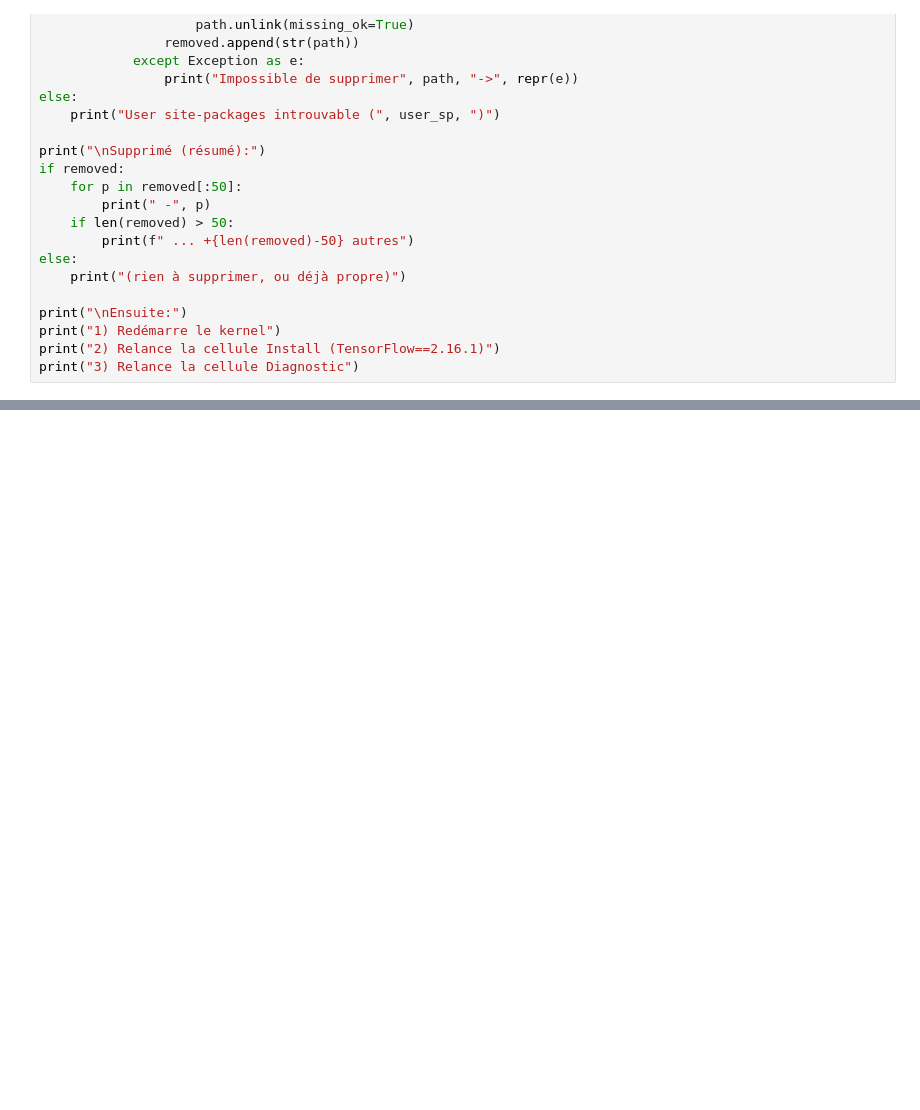
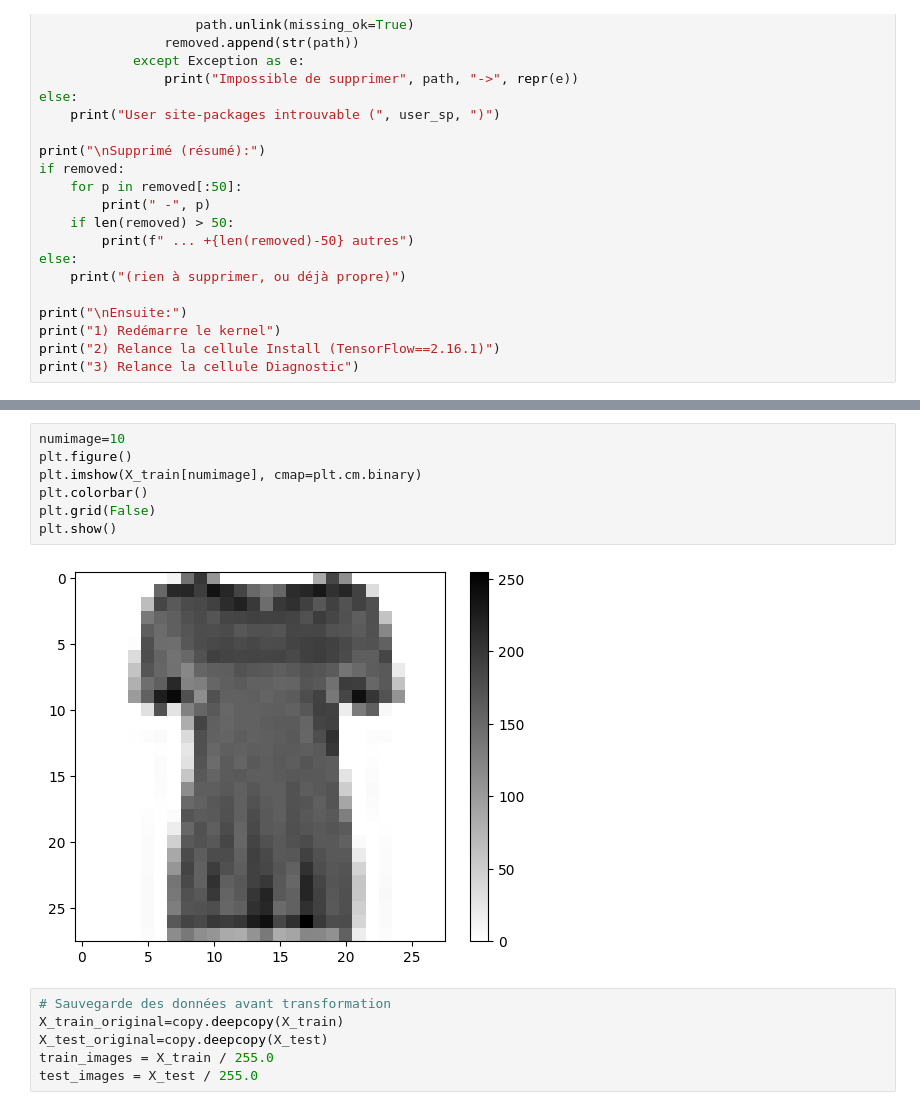
Before and after one commit to 3nd3rh3o/deeplearning-TER, a Jupyter notebook: TER/phaseI/C1-LV.ipynb, the cells around one changed output, grey strips where cells are left out. Saved outputs shown, nothing was run; the diff lists cells and outputs as text; blank space fills up the shorter version.

```diff
--- a/TER/phaseI/C1-LV.ipynb
+++ b/TER/phaseI/C1-LV.ipynb
@@ -124,0 +298,15 @@ print("3) Relance la cellule Diagnostic")
+# %%
+numimage=10
+plt.figure()
+plt.imshow(X_train[numimage], cmap=plt.cm.binary)
+plt.colorbar()
+plt.grid(False)
+plt.show()
+# %% [output]
+[figure, added]
+# %%
+# Sauvegarde des données avant transformation
+X_train_original=copy.deepcopy(X_train)
+X_test_original=copy.deepcopy(X_test)
+train_images = X_train / 255.0
+test_images = X_test / 255.0
```
Also changed, not shown: parts of 18 cells of this notebook.
